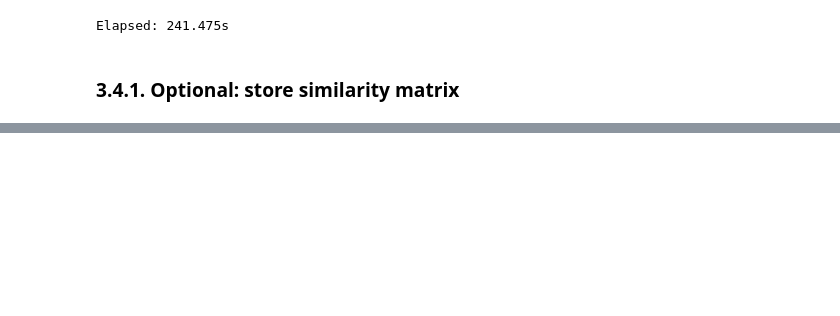
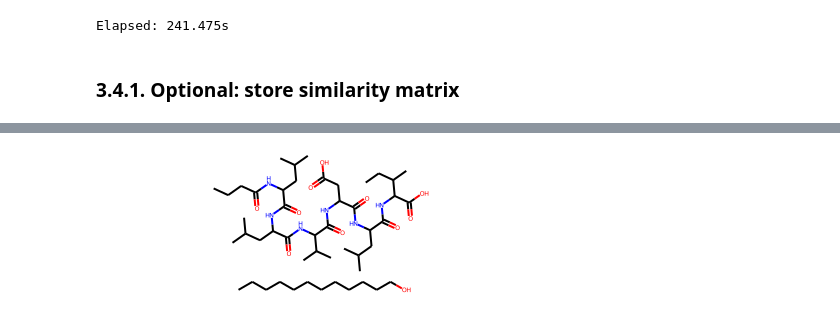
Before and after one commit to mattialpg/geass, a Jupyter notebook: 05 - Geass with Metabolic Disassembler READY.ipynb, the cells around one changed output, grey strips where cells are left out. Cells and saved outputs as stored; diff of their text form; code cells hidden in the pictures; blank space fills up the shorter version.

```diff
--- a/05 - Geass with Metabolic Disassembler READY.ipynb
+++ b/05 - Geass with Metabolic Disassembler READY.ipynb
@@ -325,0 +784,5 @@ Elapsed: 241.475s
+# %%
+fragmented1 = products[0][0]
+fragmented1
+# %% [output]
+[figure, added]
```
Also changed, not shown: parts of 91 cells of this notebook, 19 other files.
